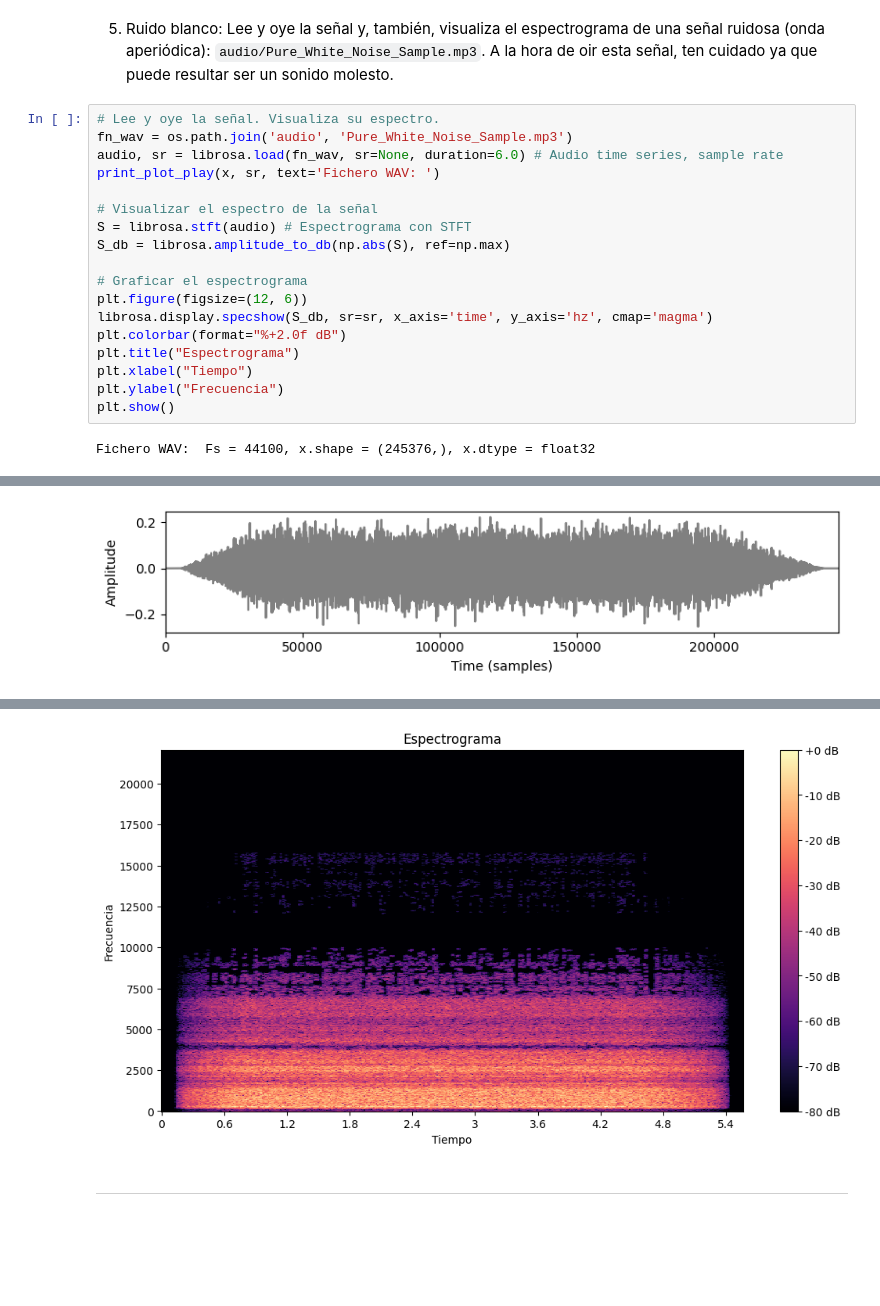
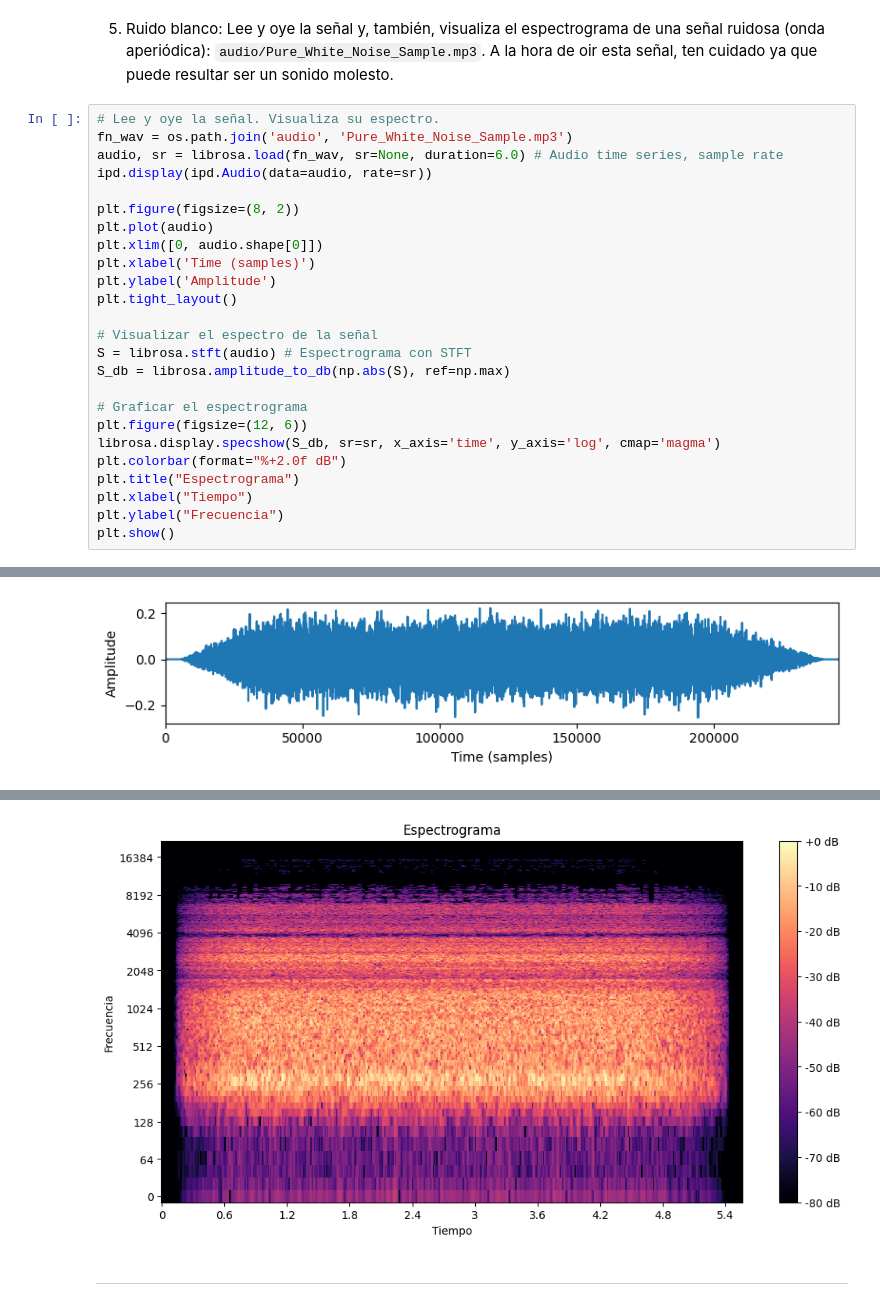
Before and after one commit to alanglk/KISA, a Jupyter notebook: src/PIS/labs/0.ejerciciosIntroduccion.ipynb, the cells around one changed output, grey strips where cells are left out. Drawn from its saved outputs; the diff is of its cells as text; blank space fills up the shorter version.

```diff
--- a/src/PIS/labs/0.ejerciciosIntroduccion.ipynb
+++ b/src/PIS/labs/0.ejerciciosIntroduccion.ipynb
@@ -202,7 +202,14 @@ plt.plot(x, y(x)) # Impar porque f(x) != f(-x)
 # Lee y oye la señal. Visualiza su espectro.
 fn_wav = os.path.join('audio', 'Pure_White_Noise_Sample.mp3')
 audio, sr = librosa.load(fn_wav, sr=None, duration=6.0) # Audio time series, sample rate
-print_plot_play(x, sr, text='Fichero WAV: ')
+ipd.display(ipd.Audio(data=audio, rate=sr))
+
+plt.figure(figsize=(8, 2))
+plt.plot(audio)
+plt.xlim([0, audio.shape[0]])
+plt.xlabel('Time (samples)')
+plt.ylabel('Amplitude')
+plt.tight_layout()
 
 # Visualizar el espectro de la señal
 S = librosa.stft(audio) # Espectrograma con STFT
@@ -210,11 +217,10 @@ S_db = librosa.amplitude_to_db(np.abs(S), ref=np.max)
 
 # Graficar el espectrograma
 plt.figure(figsize=(12, 6))
-librosa.display.specshow(S_db, sr=sr, x_axis='time', y_axis='hz', cmap='magma')
+librosa.display.specshow(S_db, sr=sr, x_axis='time', y_axis='log', cmap='magma')
 plt.colorbar(format="%+2.0f dB")
 plt.title("Espectrograma")
 plt.xlabel("Tiempo")
 plt.ylabel("Frecuencia")
 plt.show()
 # %% [output]
-Fichero WAV:  Fs = 44100, x.shape = (245376,), x.dtype = float32
@@ -221 +228 @@ Fichero WAV:  Fs = 44100, x.shape = (245376,), x.dtype = float32
-[figure, old version]
+[figure, new version]
@@ -223,4 +229,4 @@ Fichero WAV:  Fs = 44100, x.shape = (245376,), x.dtype = float32
-[figure, old version]
+[figure, new version]
 # %% [markdown]
 <hr style="border: 1px solid green" />
 # %% [markdown]
```
Also changed, not shown: parts of 5 cells of this notebook, 2 other files.
